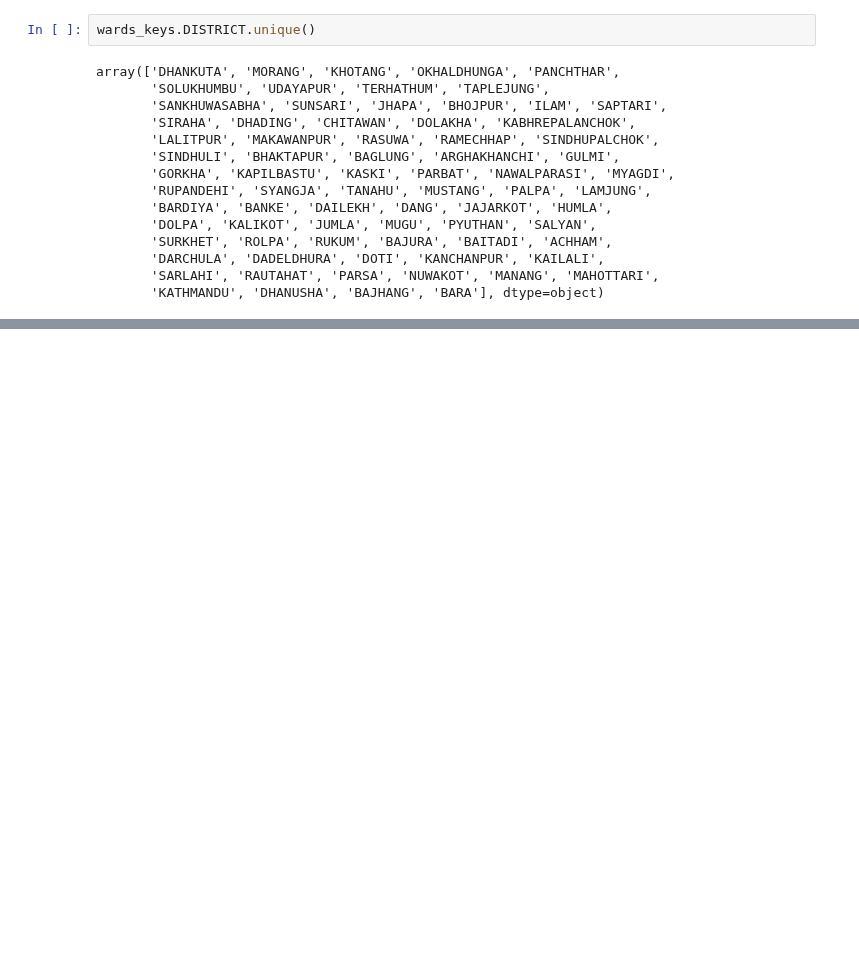
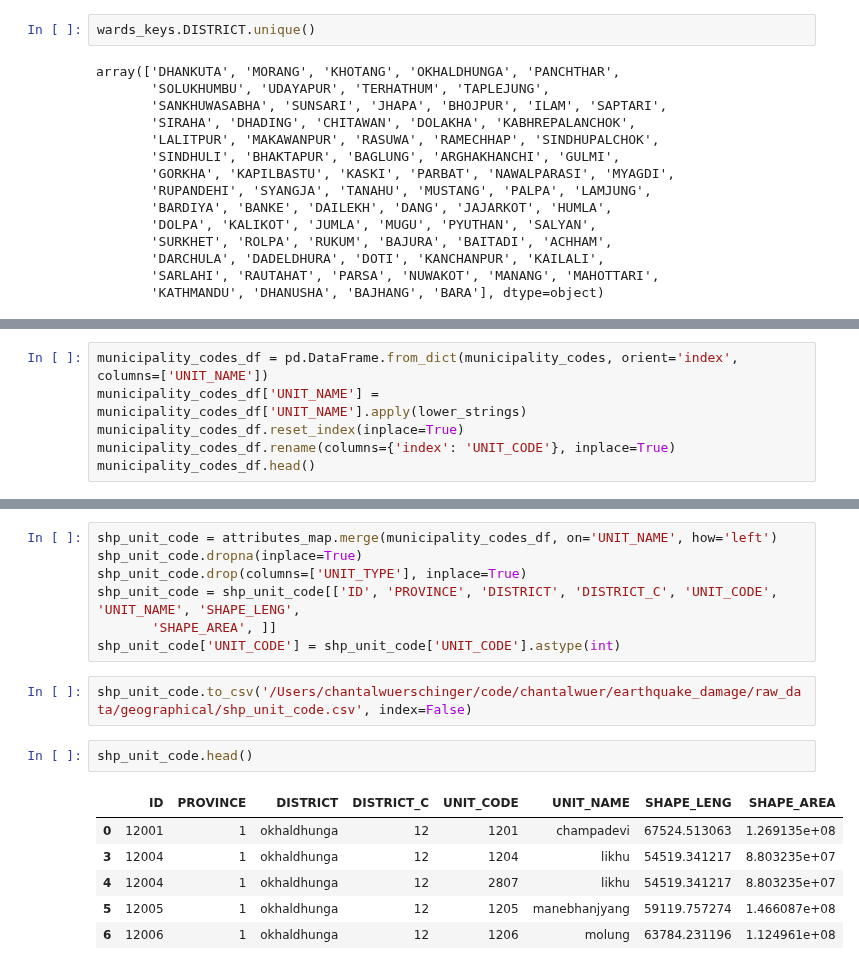
Before and after one commit to chantalwuer/earthquake_damage, a Jupyter notebook: notebooks/CW_Mapping_Wards.ipynb, the cells around one changed output, grey strips where cells are left out. Saved outputs shown, nothing was run; the diff lists cells and outputs as text; blank space fills up the shorter version.

```diff
--- a/notebooks/CW_Mapping_Wards.ipynb
+++ b/notebooks/CW_Mapping_Wards.ipynb
@@ -180,0 +449,6 @@ array(['DHANKUTA', 'MORANG', 'KHOTANG', 'OKHALDHUNGA', 'PANCHTHAR',
+# %%
+municipality_codes_df = pd.DataFrame.from_dict(municipality_codes, orient='index', columns=['UNIT_NAME'])
+municipality_codes_df['UNIT_NAME'] = municipality_codes_df['UNIT_NAME'].apply(lower_strings)
+municipality_codes_df.reset_index(inplace=True)
+municipality_codes_df.rename(columns={'index': 'UNIT_CODE'}, inplace=True)
+municipality_codes_df.head()
@@ -180,0 +462,18 @@ array(['DHANKUTA', 'MORANG', 'KHOTANG', 'OKHALDHUNGA', 'PANCHTHAR',
+# %%
+shp_unit_code = attributes_map.merge(municipality_codes_df, on='UNIT_NAME', how='left')
+shp_unit_code.dropna(inplace=True)
+shp_unit_code.drop(columns=['UNIT_TYPE'], inplace=True)
+shp_unit_code = shp_unit_code[['ID', 'PROVINCE', 'DISTRICT', 'DISTRICT_C', 'UNIT_CODE', 'UNIT_NAME', 'SHAPE_LENG',
+       'SHAPE_AREA', ]]
+shp_unit_code['UNIT_CODE'] = shp_unit_code['UNIT_CODE'].astype(int)
+# %%
+shp_unit_code.to_csv('/Users/chantalwuerschinger/code/chantalwuer/earthquake_damage/raw_data/geographical/shp_unit_code.csv', index=False)
+# %%
+shp_unit_code.head()
+# %% [output]
+|  | ID | PROVINCE | DISTRICT | DISTRICT_C | UNIT_CODE | UNIT_NAME | SHAPE_LENG | SHAPE_AREA |
+| 0 | 12001 | 1 | okhaldhunga | 12 | 1201 | champadevi | 67524.513063 | 1.269135e+08 |
+| 3 | 12004 | 1 | okhaldhunga | 12 | 1204 | likhu | 54519.341217 | 8.803235e+07 |
+| 4 | 12004 | 1 | okhaldhunga | 12 | 2807 | likhu | 54519.341217 | 8.803235e+07 |
+| 5 | 12005 | 1 | okhaldhunga | 12 | 1205 | manebhanjyang | 59119.757274 | 1.466087e+08 |
+| 6 | 12006 | 1 | okhaldhunga | 12 | 1206 | molung | 63784.231196 | 1.124961e+08 |
```
Also changed, not shown: parts of 36 cells of this notebook.
